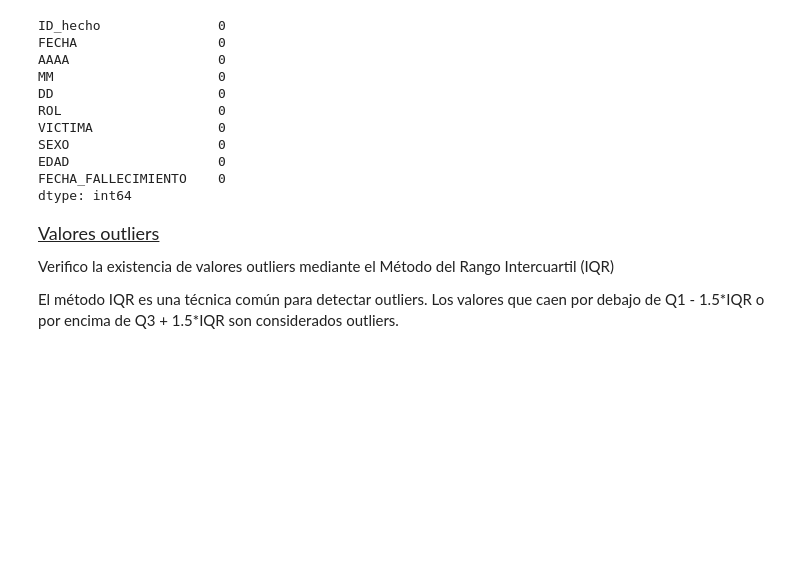
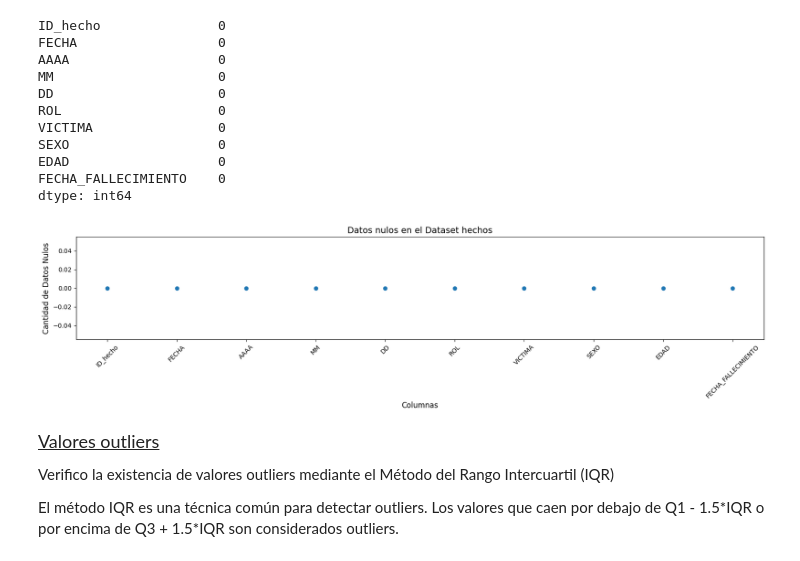
Before and after one commit to OctavioAlvarez1/PI_DA-Soy-Henry, a Jupyter notebook: EDA_siniestros-viales.ipynb, the cells around one changed output. Drawn from its saved outputs; the diff is of its cells as text; code cells hidden in the pictures; blank space fills up the shorter version.

```diff
--- a/EDA_siniestros-viales.ipynb
+++ b/EDA_siniestros-viales.ipynb
@@ -123,6 +154,19 @@ SEXO                   0
 EDAD                   0
 FECHA_FALLECIMIENTO    0
 dtype: int64
+# %%
+victimas_hechos = victimas.isnull().sum()
+
+plt.figure(figsize=(20, 3))
+plt.scatter(victimas_hechos.index, victimas_hechos.values)
+plt.title('Datos nulos en el Dataset hechos', fontsize=14)
+plt.xlabel('Columnas', fontsize=12)
+plt.ylabel('Cantidad de Datos Nulos', fontsize=12)
+plt.xticks(rotation=45, fontsize=10)
+plt.yticks(fontsize=10)
+plt.show()
+# %% [output]
+[figure, added]
 # %% [markdown]
 <p style="font-size:18px;"><u>Valores outliers</u> </p>
 
```
Also changed, not shown: parts of 30 cells of this notebook.
